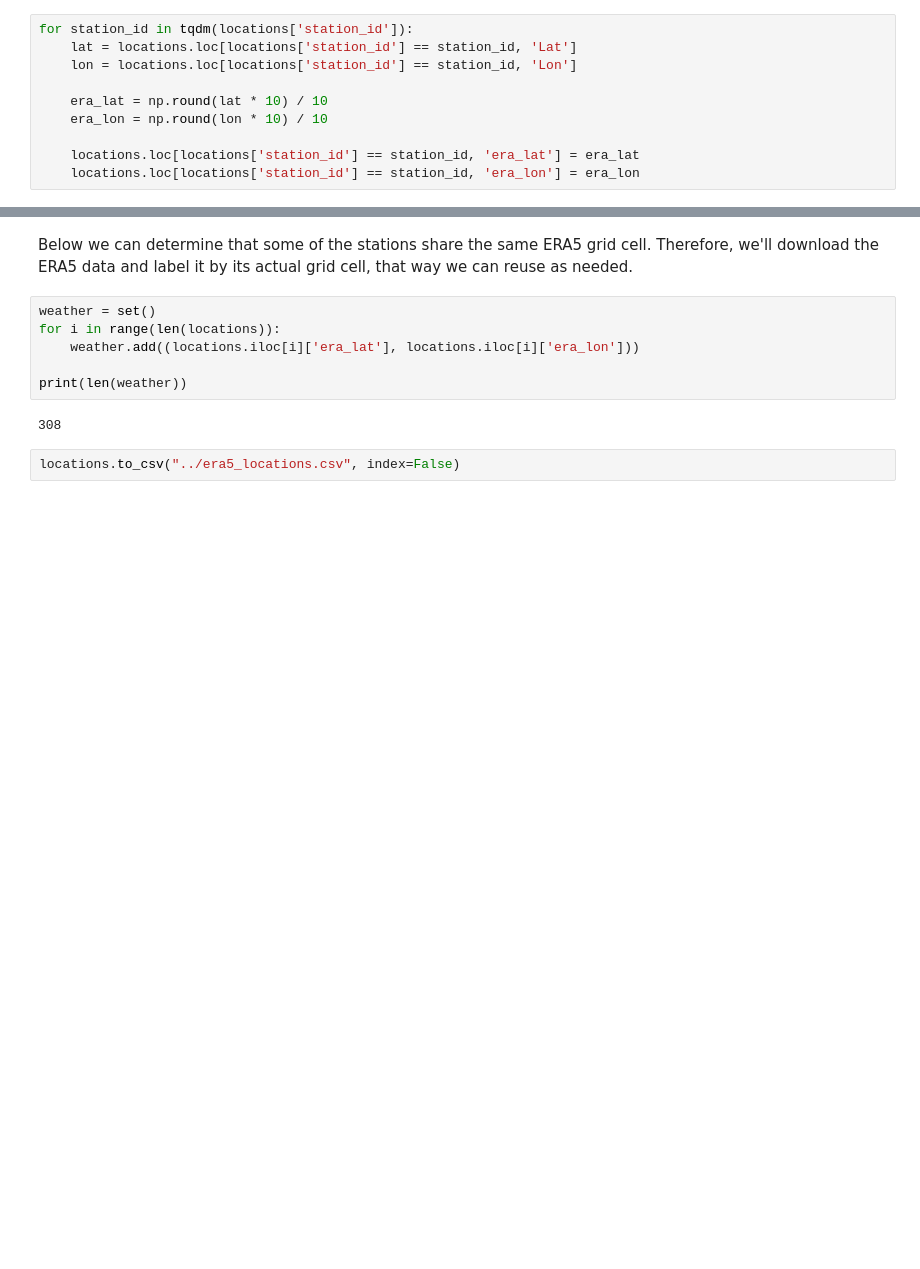
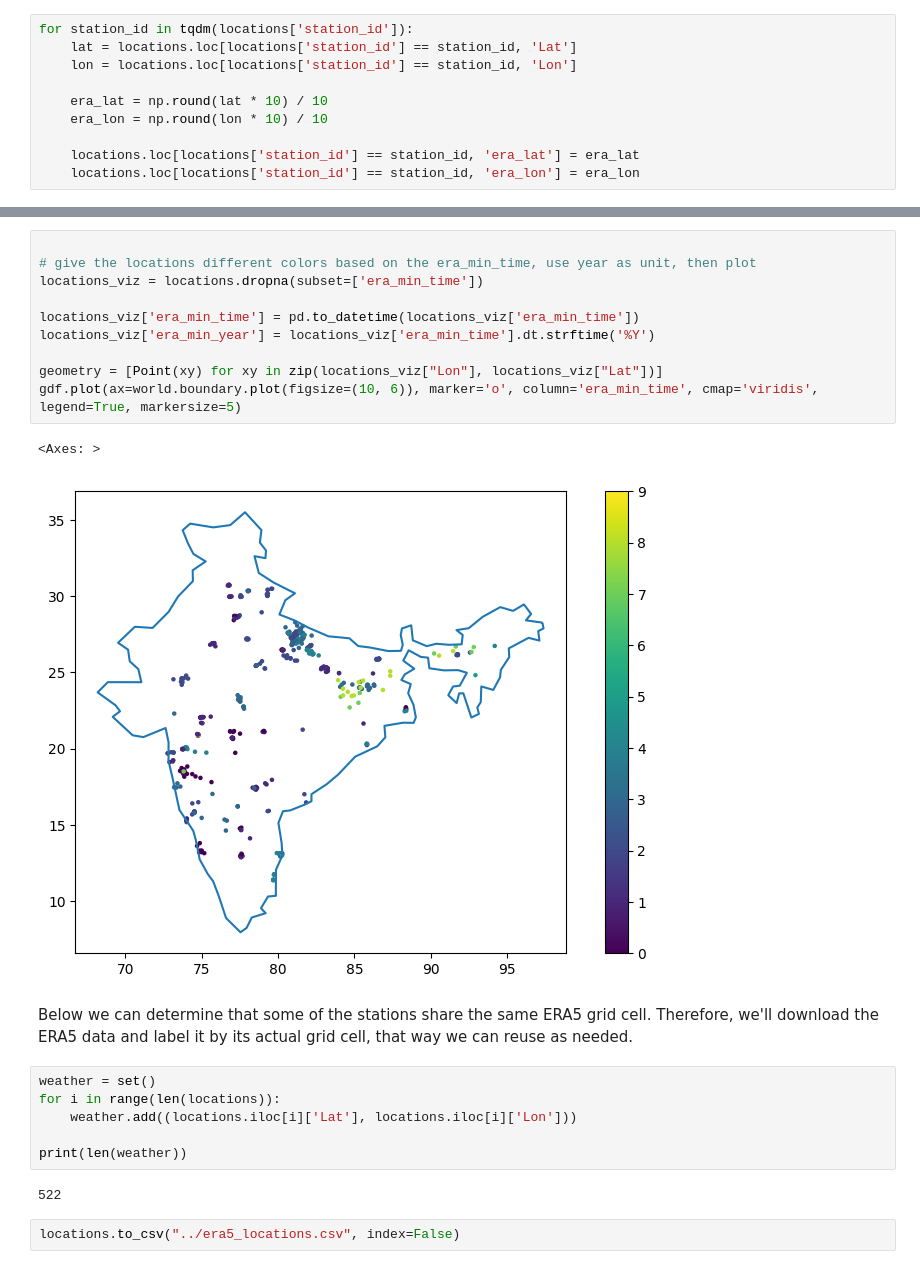
Before and after one commit to jesuslovesyiyi/Resilient_energy_network, a Jupyter notebook: data_preparation/era5_processing.ipynb, the cells around one changed output, grey strips where cells are left out. Saved outputs shown, nothing was run; the diff lists cells and outputs as text; blank space fills up the shorter version.

```diff
--- a/data_preparation/era5_processing.ipynb
+++ b/data_preparation/era5_processing.ipynb
@@ -53,13 +87,26 @@ for station_id in tqdm(locations['station_id']):
+# %%
+
+# give the locations different colors based on the era_min_time, use year as unit, then plot
+locations_viz = locations.dropna(subset=['era_min_time'])
+
+locations_viz['era_min_time'] = pd.to_datetime(locations_viz['era_min_time'])
+locations_viz['era_min_year'] = locations_viz['era_min_time'].dt.strftime('%Y')
+
+geometry = [Point(xy) for xy in zip(locations_viz["Lon"], locations_viz["Lat"])]
+gdf.plot(ax=world.boundary.plot(figsize=(10, 6)), marker='o', column='era_min_time', cmap='viridis', legend=True, markersize=5)
+# %% [output]
+<Axes: >
+[figure, added]
 # %% [markdown]
 Below we can determine that some of the stations share the same ERA5 grid cell. Therefore, we'll download the ERA5 data and label it by its actual grid cell, that way we can reuse as needed.
 # %%
 weather = set()
 for i in range(len(locations)):
-    weather.add((locations.iloc[i]['era_lat'], locations.iloc[i]['era_lon']))
+    weather.add((locations.iloc[i]['Lat'], locations.iloc[i]['Lon']))
 
 print(len(weather))
 # %% [output]
-308
+522
 # %%
 locations.to_csv("../era5_locations.csv", index=False)
 # %% [markdown]
```
Also changed, not shown: parts of 13 cells of this notebook, 2 other files.
